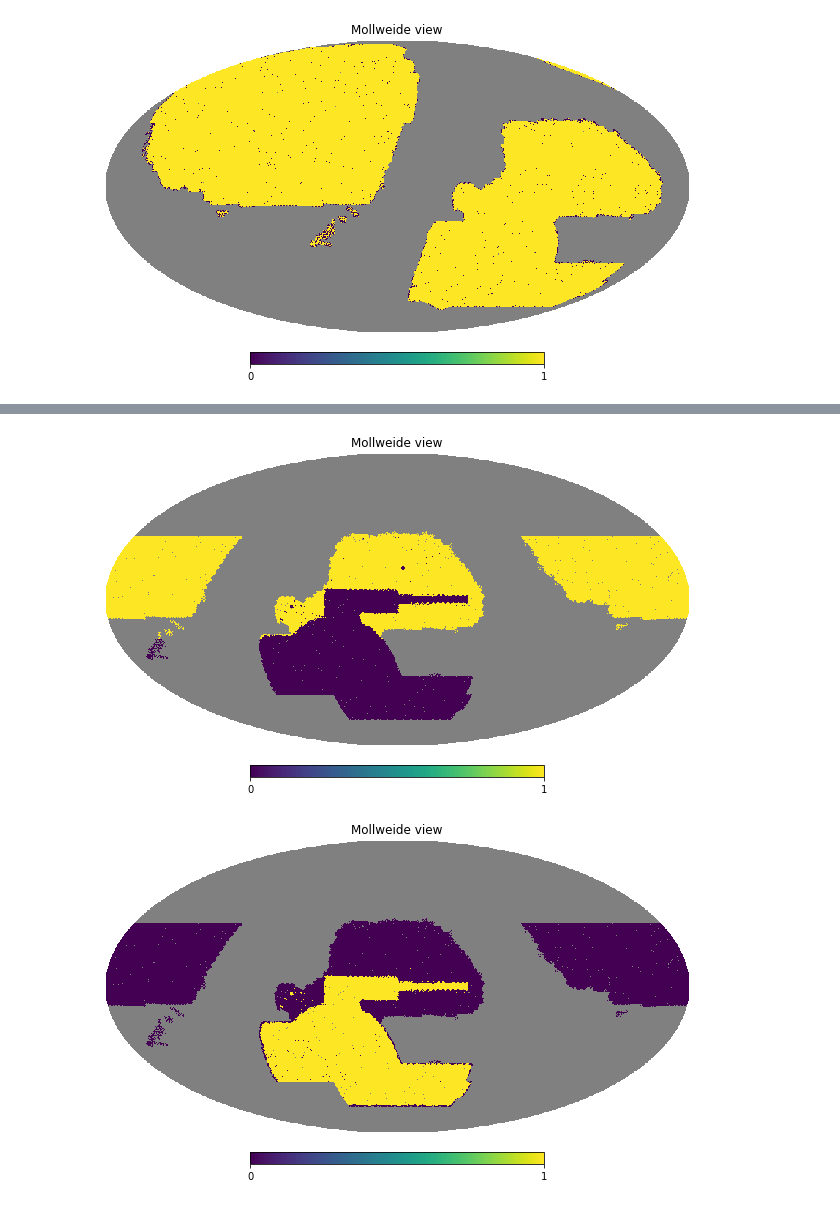
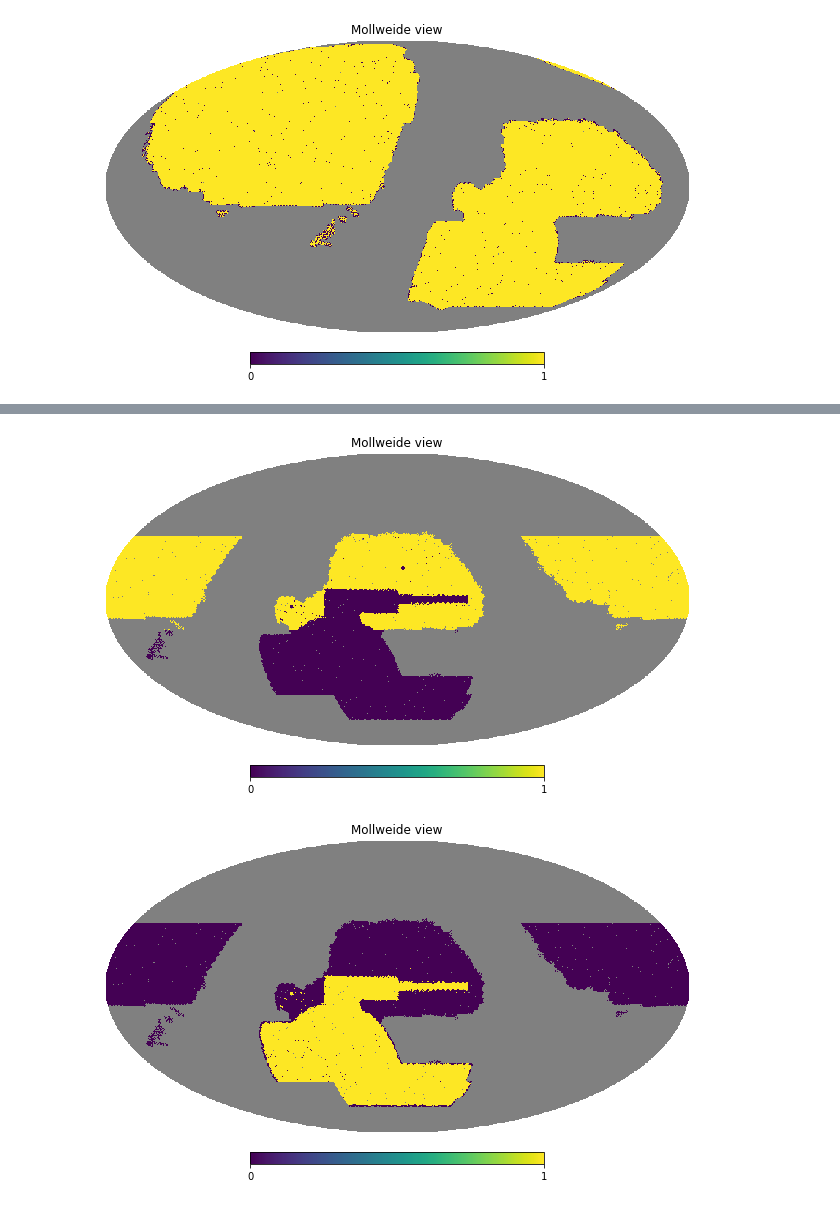
Before and after one commit to elleggert/astrostatistics, a Jupyter notebook: data_preprocessing/dataset_preparation/scaling_sys_maps.ipynb, the cells around one changed output, grey strips where cells are left out. Saved outputs shown, nothing was run; the diff lists cells and outputs as text; code cells hidden in the pictures.

```diff
--- a/data_preprocessing/dataset_preparation/scaling_sys_maps.ipynb
+++ b/data_preprocessing/dataset_preparation/scaling_sys_maps.ipynb
@@ -39,21 +42,22 @@ l, b = rot(theta, phi)
 # %%
 # main cuts for south
 southipixmask = np.logical_or(
     wholesouthdata['exposures'] < 60,
     l[wholesouthdata['pixel_id']] < np.pi / 2
 )
-southipixmask &= lat[wholesouthdata['pixel_id']] > -20
+southipixmask &= lat[wholesouthdata['pixel_id']] > -15
+
 
 # apply coverage mask, just in case.
 southipixmask &= fullmask[wholesouthdata['pixel_id']]
 
 hpmap = np.zeros(hp.nside2npix(512)) + hp.UNSEEN
 hpmap[wholesouthdata['pixel_id'][southipixmask]] = 1
 hpmap[wholesouthdata['pixel_id'][~southipixmask]] = 0
 
 hp.mollview(hpmap)
 # %% [output]
-[figure, old version]
+[figure, new version]
 # %%
 # main cuts for DES
 desipixmask = wholesouthdata['exposures'] > 60
```
Also changed, not shown: parts of 10 cells of this notebook.
